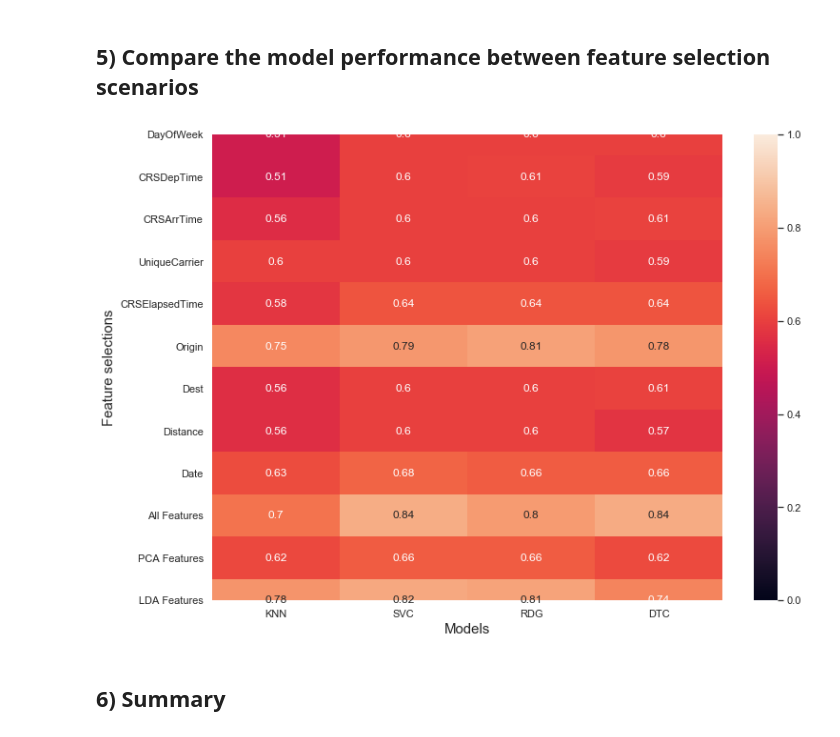
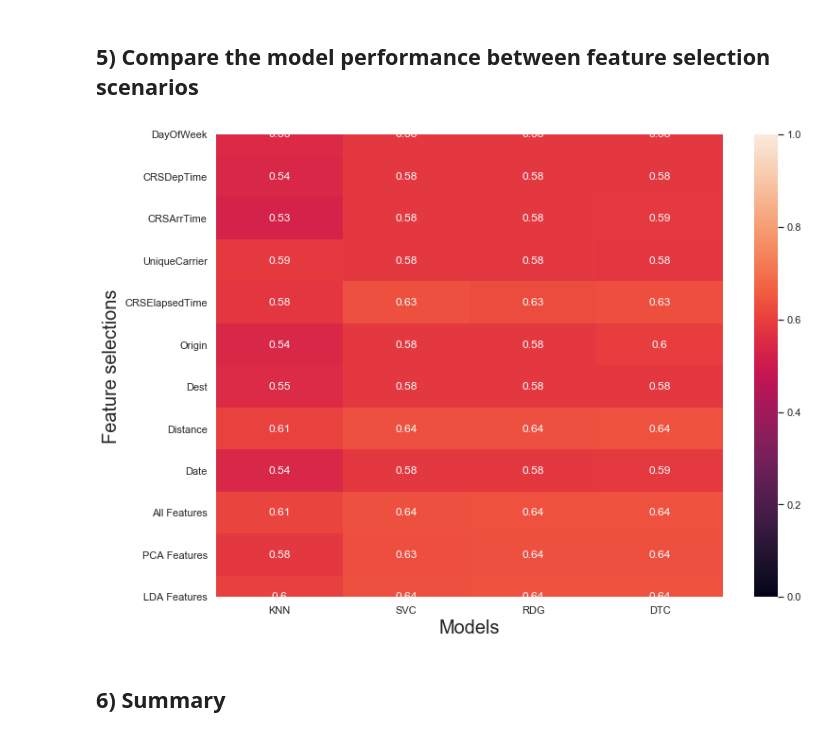
Before and after one commit to Wolfking2015/Final-Project-For-AML, a Jupyter notebook: final-project.ipynb, the cells around one changed output. Saved outputs shown, nothing was run; the diff lists cells and outputs as text; code cells hidden in the pictures.

Commit message:
Finish the feature selection module

```diff
--- a/final-project.ipynb
+++ b/final-project.ipynb
@@ -869,13 +867,14 @@ X_LDA = lda.fit(X, y).transform(X)
 * For the purpose of illustration, I fixed the random state to 42 here.
 # %%
 from sklearn.model_selection import train_test_split
-X_Remain, X_Sample, y_Remain, y_Sample = train_test_split(X, y, test_size=0.001, random_state=42)
+SampleSize=0.01
+X_Remain, X_Sample, y_Remain, y_Sample = train_test_split(X, y, test_size=SampleSize, random_state=42)
 X_train, X_test, y_train, y_test = train_test_split(X_Sample, y_Sample, test_size=0.2, random_state=42) #For scenario 1 and 2
 #For PCA
-X_Remain_PCA, X_Sample_PCA, y_Remain_PCA, y_Sample_PCA = train_test_split(X_PCA, y, test_size=0.001, random_state=42)
+X_Remain_PCA, X_Sample_PCA, y_Remain_PCA, y_Sample_PCA = train_test_split(X_PCA, y, test_size=SampleSize, random_state=42)
 X_train_PCA, X_test_PCA, y_train_PCA, y_test_PCA = train_test_split(X_Sample_PCA, y_Sample_PCA, test_size=0.2, random_state=42) #For scenario 3
 #For LDA
-X_Remain_LDA, X_Sample_LDA, y_Remain_LDA, y_Sample_LDA = train_test_split(X_LDA, y, test_size=0.001, random_state=42)
+X_Remain_LDA, X_Sample_LDA, y_Remain_LDA, y_Sample_LDA = train_test_split(X_LDA, y, test_size=SampleSize, random_state=42)
 X_train_LDA, X_test_LDA, y_train_LDA, y_test_LDA = train_test_split(X_Sample_LDA, y_Sample_LDA, test_size=0.2, random_state=42) #For scenario 3
 # %% [markdown]
 ## 4) Fit the models with each of the freature selection scenarios and score their performance
@@ -963,10 +962,10 @@ dataForPlot=pd.DataFrame([result_knn,result_svc,result_rdg,result_dtc],columns=c
 # %%
 plt.subplots(figsize=(12, 9))
 xticklabels =['KNN','SVC','RDG','DTC']
 ax=sns.heatmap(dataForPlot.T,vmin=0, vmax=1,annot=True,xticklabels=xticklabels)
-plt.xlabel('Models',FontSize=15);
-plt.ylabel('Feature selections',FontSize=15);
+plt.xlabel('Models',FontSize=20);
+plt.ylabel('Feature selections',FontSize=20);
 # %% [output]
-[figure, old version]
+[figure, new version]
 # %% [markdown]
 ## 6) Summary
```
Also changed, not shown: parts of 20 cells of this notebook.
